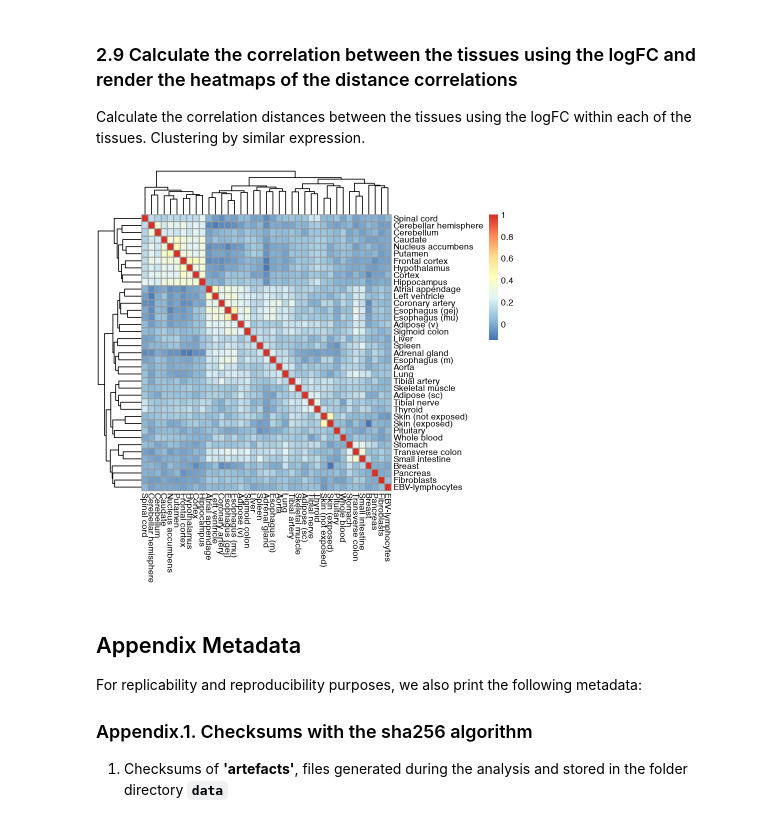
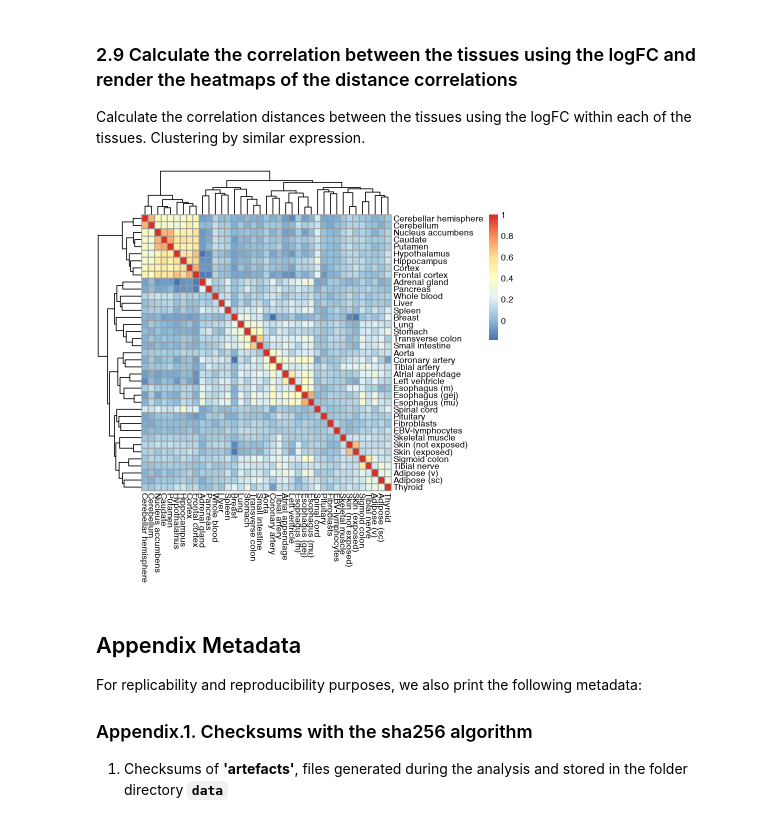
Before and after one commit to TheJacksonLaboratory/sbas, a Jupyter notebook: jupyter/expressionHeatplot.ipynb, the cells around one changed output. Drawn from its saved outputs; the diff is of its cells as text; code cells hidden in the pictures.

```diff
--- a/jupyter/expressionHeatplot.ipynb
+++ b/jupyter/expressionHeatplot.ipynb
@@ -135,13 +135,13 @@ Calculate the correlation distances between the tissues using the logFC within e
 # %%
 # dist_mat all values logFC_mat
 
 fc.exp.mat<-fc.exp.mat[rowSums(fc.exp.mat!=0)>0,]
-dist_mat <- as.matrix(cor(fc.exp.mat,method = 'spearman'))
+dist_mat <- as.matrix(cor(fc.exp.mat))
 pheatmap(dist_mat)
 hm.parameters <- list(dist_mat, fontsize = 6)
 do.call("pheatmap", c(hm.parameters,  filename="pdf/geneExpressionDistanceCorrelationHeatmapAlllogFC.pdf"))
 # %% [output]
-[figure, old version]
+[figure, new version]
 # %% [markdown]
 ## Appendix Metadata
 
```
Also changed, not shown: parts of 2 cells of this notebook, 2 other files.
